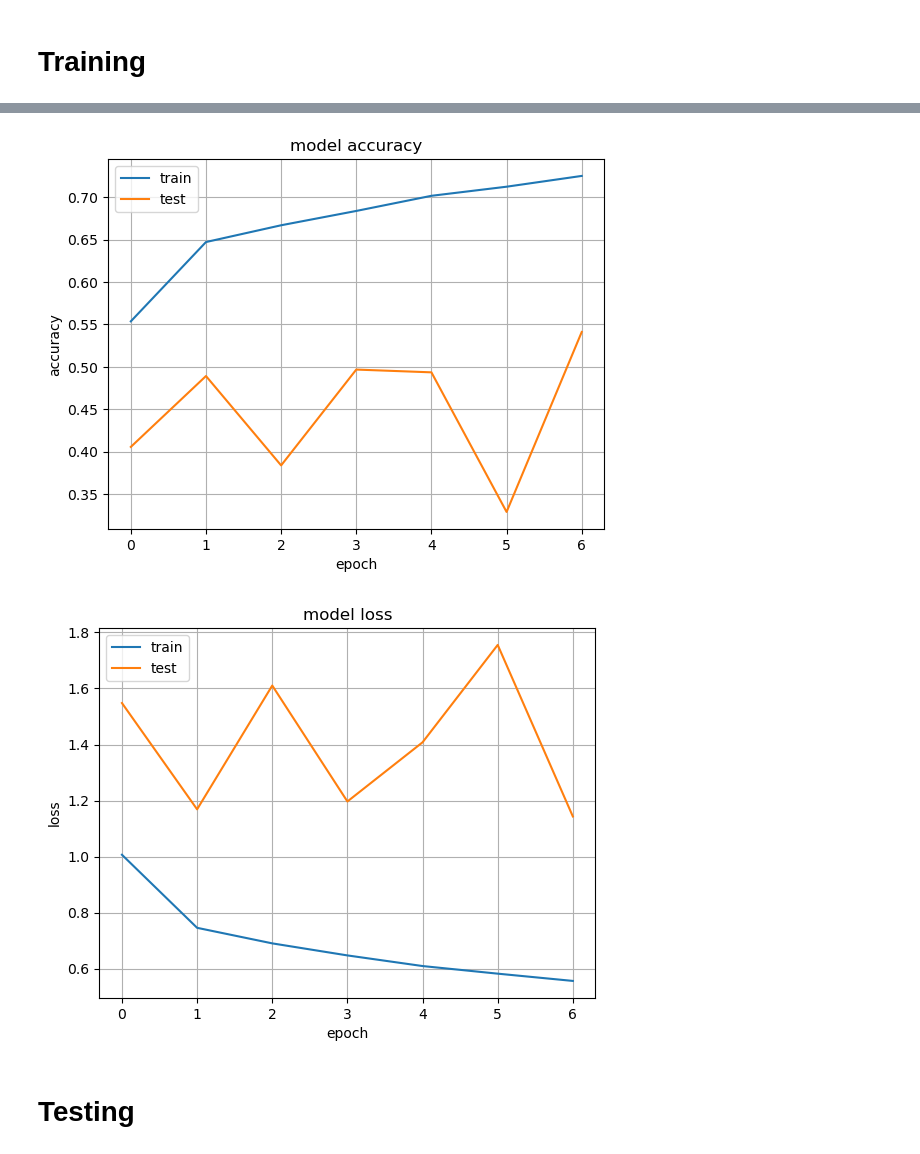
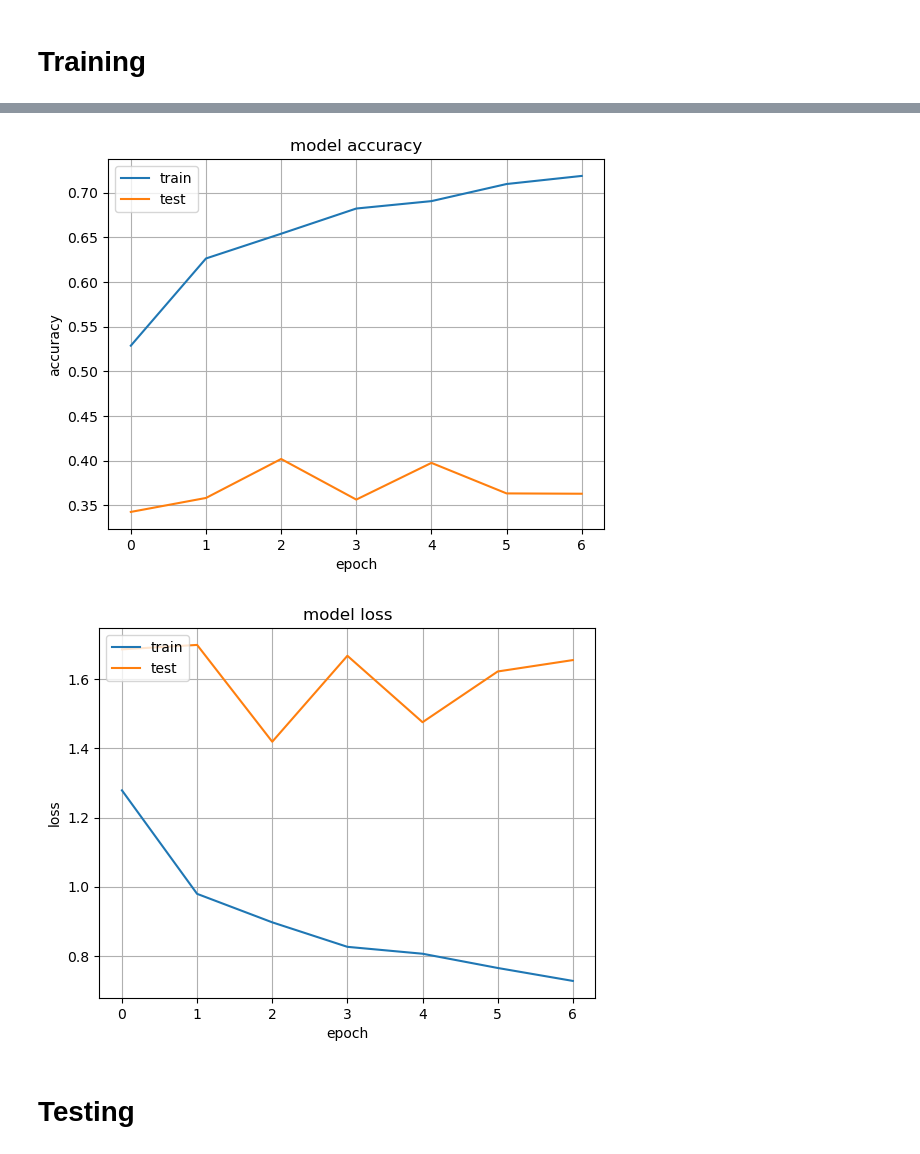
Before and after one commit to mdarfan357/-CNN---Fashion-dataset-, a Jupyter notebook: cnn-fashion-dataset.ipynb, the cells around one changed output, grey strips where cells are left out. Saved outputs shown, nothing was run; the diff lists cells and outputs as text; code cells hidden in the pictures.

```diff
--- a/cnn-fashion-dataset.ipynb
+++ b/cnn-fashion-dataset.ipynb
@@ -205,24 +205,33 @@ import tensorflow as tf
 from keras.applications import VGG16
 from tensorflow.python.keras import regularizers
 
-# conv_base = VGG16(weights="imagenet",
-#                  include_top=False,
-#                  input_shape=(INPUT_SHAPE,INPUT_SHAPE,3)) # 244
+conv_base = VGG16(weights="imagenet",
+                 include_top=False,
+                 input_shape=(INPUT_SHAPE,INPUT_SHAPE,3)) # 244
 
 
-conv_base = tf.keras.applications.mobilenet.MobileNet( include_top=False,
-                                                           input_shape=(224, 224,3),
-                                                           weights='imagenet')
+# conv_base = tf.keras.applications.mobilenet.MobileNet( include_top=False,
+#                                                            input_shape=(224, 224,3),
+#                                                            weights='imagenet')
 
 
 model = Sequential()
 
 model.add(conv_base)
-# conv_base.trainable = False
+conv_base.trainable = False
 
 model.add(Flatten())
 
+model.add(Dense(256))
+model.add(Activation('relu'))
+model.add(BatchNormalization())
+
+
 model.add(Dense(128))
+model.add(Activation('relu'))
+model.add(BatchNormalization())
+
+model.add(Dense(64))
 model.add(Activation('relu'))
 model.add(BatchNormalization())
 
@@ -314,8 +305,8 @@ history = model.fit(train_generator,
                     validation_data=valid_generator,
                     validation_steps=STEP_SIZE_VALID,
                     epochs=EPOCHS,
-                   callbacks=[checkpoint],
-                   class_weight=weights)
+                   callbacks=[checkpoint])
+#                    class_weight=weights)
 
 
 
@@ -356,6 +347,6 @@ Epoch 7/7
 dict_keys(['loss', 'accuracy', 'val_loss', 'val_accuracy'])
-[figure, old version]
+[figure, new version]
-[figure, old version]
+[figure, new version]
 # %%
 model = tf.keras.models.load_model("/kaggle/working/model/CNN.h5")
 # %% [markdown]
```
Also changed, not shown: parts of 9 cells of this notebook.
